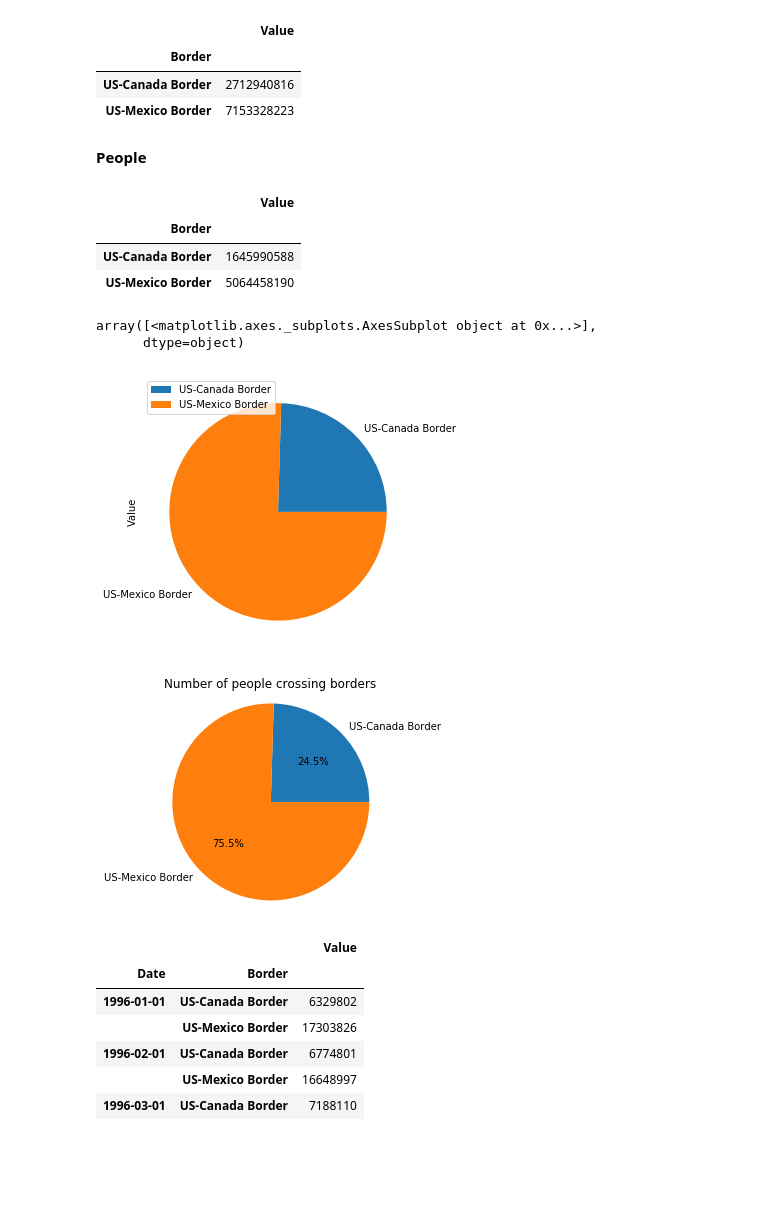
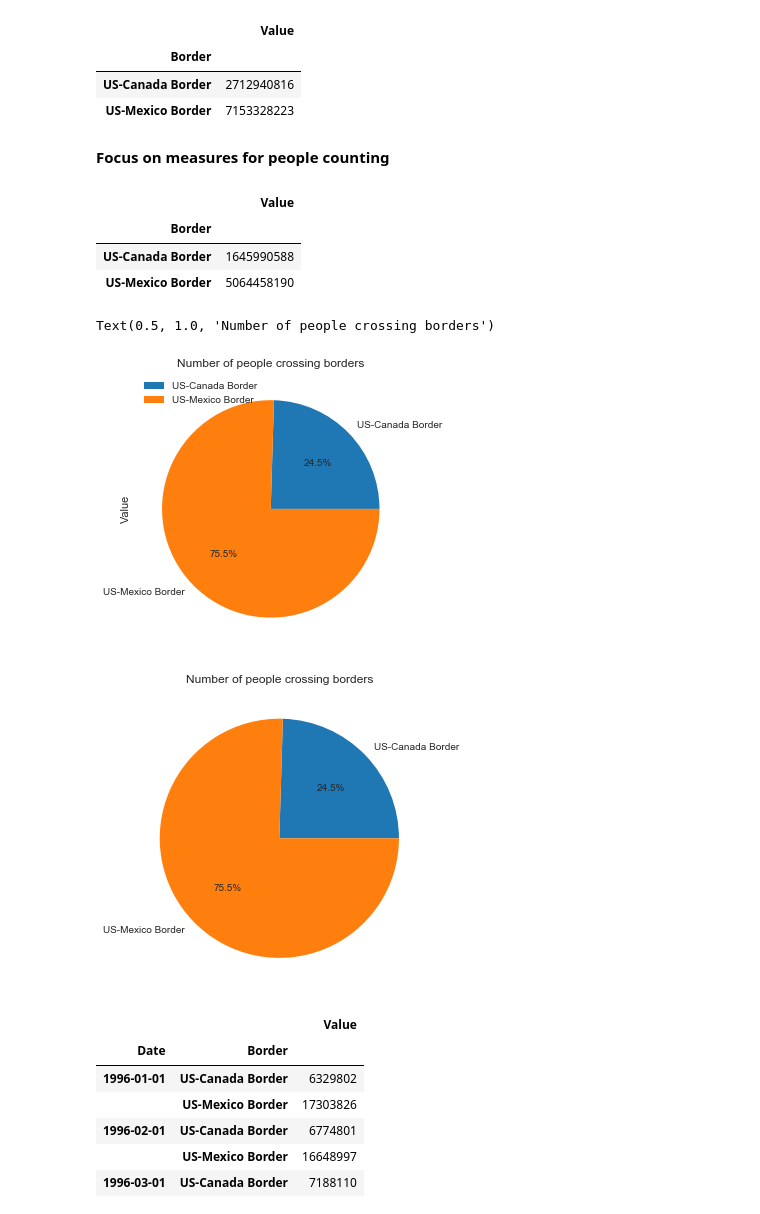
Before and after one commit to rnaua/DMML2019_Team_Swatch, a Jupyter notebook: code/EDA_Tanja.ipynb, the cells around one changed output. Drawn from its saved outputs; the diff is of its cells as text; code cells hidden in the pictures; blank space fills up the shorter version.

```diff
--- a/code/EDA_Tanja.ipynb
+++ b/code/EDA_Tanja.ipynb
@@ -103,8 +115,8 @@ df_measure
 | Border |  |
 | US-Canada Border | 2712940816 |
 | US-Mexico Border | 7153328223 |
-# %% [markdown]
-**People**
+# %% [markdown]
+**Focus on measures for people counting**
 # %%
 # separate measure of people counting
 people = df[df['Measure'].isin(['Personal Vehicle Passengers', 'Bus Passengers','Pedestrians', 'Train Passengers'])]
@@ -120,24 +132,23 @@ df_people
 # %%
 # piechart
 df_people_pie = pd.DataFrame({'Value': [1645990588,5064458190]},index=['US-Canada Border', 'US-Mexico Border'])
-df_people_pie.plot.pie( subplots=True, figsize=(5, 5))
+df_people_pie.plot.pie(subplots=True, figsize=(5, 5),autopct='%1.1f%%')
+plt.title('Number of people crossing borders')
 # %% [output]
-array([<matplotlib.axes._subplots.AxesSubplot object at 0x...>],
-      dtype=object)
+Text(0.5, 1.0, 'Number of people crossing borders')
-[figure, old version]
+[figure, new version]
 # %%
 # better piechart
 # import useful library
 import matplotlib.pyplot as plt
 # set parameters
-Value_people = [1645990588,5064458190]
-my_labels = 'US-Canada Border', 'US-Mexico Border'
-plt.pie(Value_people,labels=my_labels,autopct='%1.1f%%')
+val_p = [1645990588,5064458190]
+lab_p = 'US-Canada Border', 'US-Mexico Border'
+plt.pie(val_p,labels= lab_p,autopct='%1.1f%%')
 plt.title('Number of people crossing borders')
-plt.axis('equal')
 plt.show()
 # %% [output]
-[figure, old version]
+[figure, new version]
 # %%
 # consider people counting measure, sum value and set date as index
 df_date = people[['Date','Border','Value']].set_index('Date')
```
Also changed, not shown: parts of 20 cells of this notebook.
